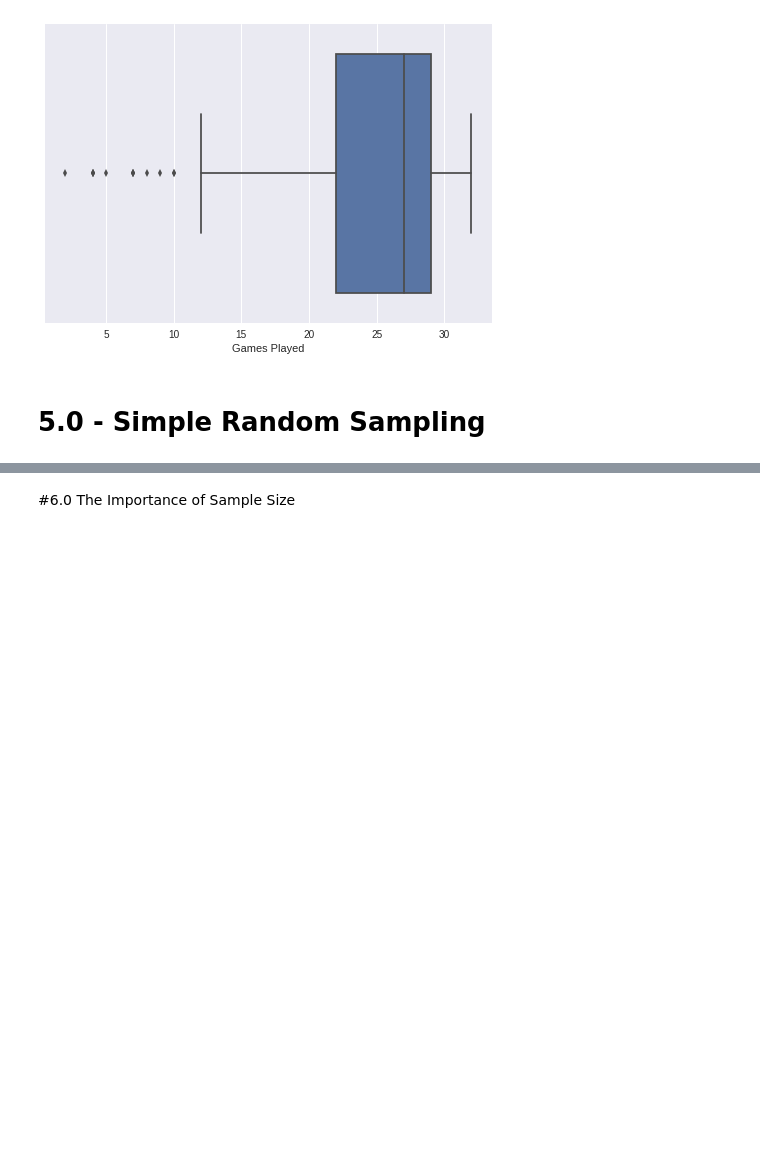
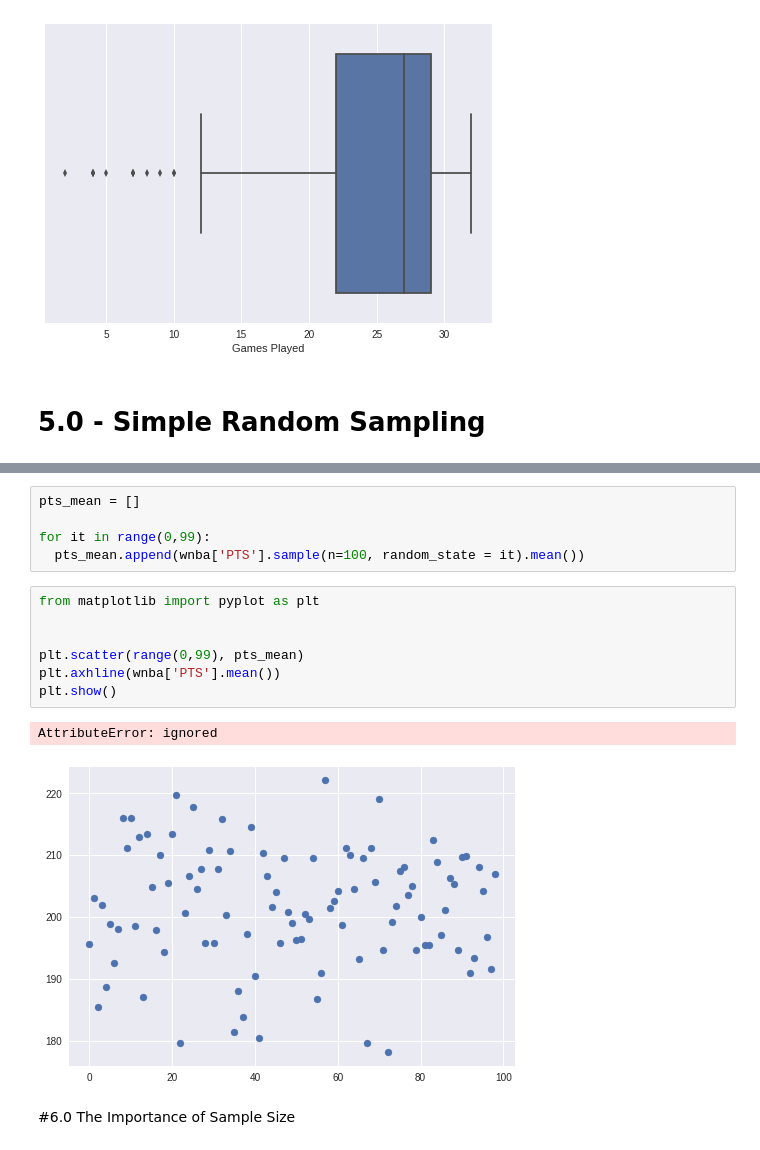
Before and after one commit to carvalheirafc/imd0033_2018_2, a Jupyter notebook: aula18/(Copy)Lesson_18_Sampling.ipynb, the cells around one changed output, grey strips where cells are left out. Saved outputs shown, nothing was run; the diff lists cells and outputs as text; blank space fills up the shorter version.

```diff
--- a/aula18/(Copy)Lesson_18_Sampling.ipynb
+++ b/aula18/(Copy)Lesson_18_Sampling.ipynb
@@ -233,6 +233,21 @@ Let's visualize the discrepancy between a **parameter** and its corresponding **
 - Display the discrepancy between the parameter of interest (the **mean** of the **PTS** column) and the statistics obtained in the previous step.
   - Using **plt.scatter()**, display all the 100 sample means using a scatter plot. For the x-axis, use integers from 1 to 100 to designate the sample number. Use the y-axis for the sample means.
   - Using **plt.axhline()**, draw a horizontal line that represents the average number of points in the population.
+# %%
+pts_mean = []
+
+for it in range(0,99):
+  pts_mean.append(wnba['PTS'].sample(n=100, random_state = it).mean())
+# %%
+from matplotlib import pyplot as plt
+
+
+plt.scatter(range(0,99), pts_mean)
+plt.axhline(wnba['PTS'].mean())
+plt.show()
+# %% [output]
+AttributeError: ignored
+[figure, added]
 # %% [markdown]
 #6.0 The Importance of Sample Size
 # %% [markdown]
```
